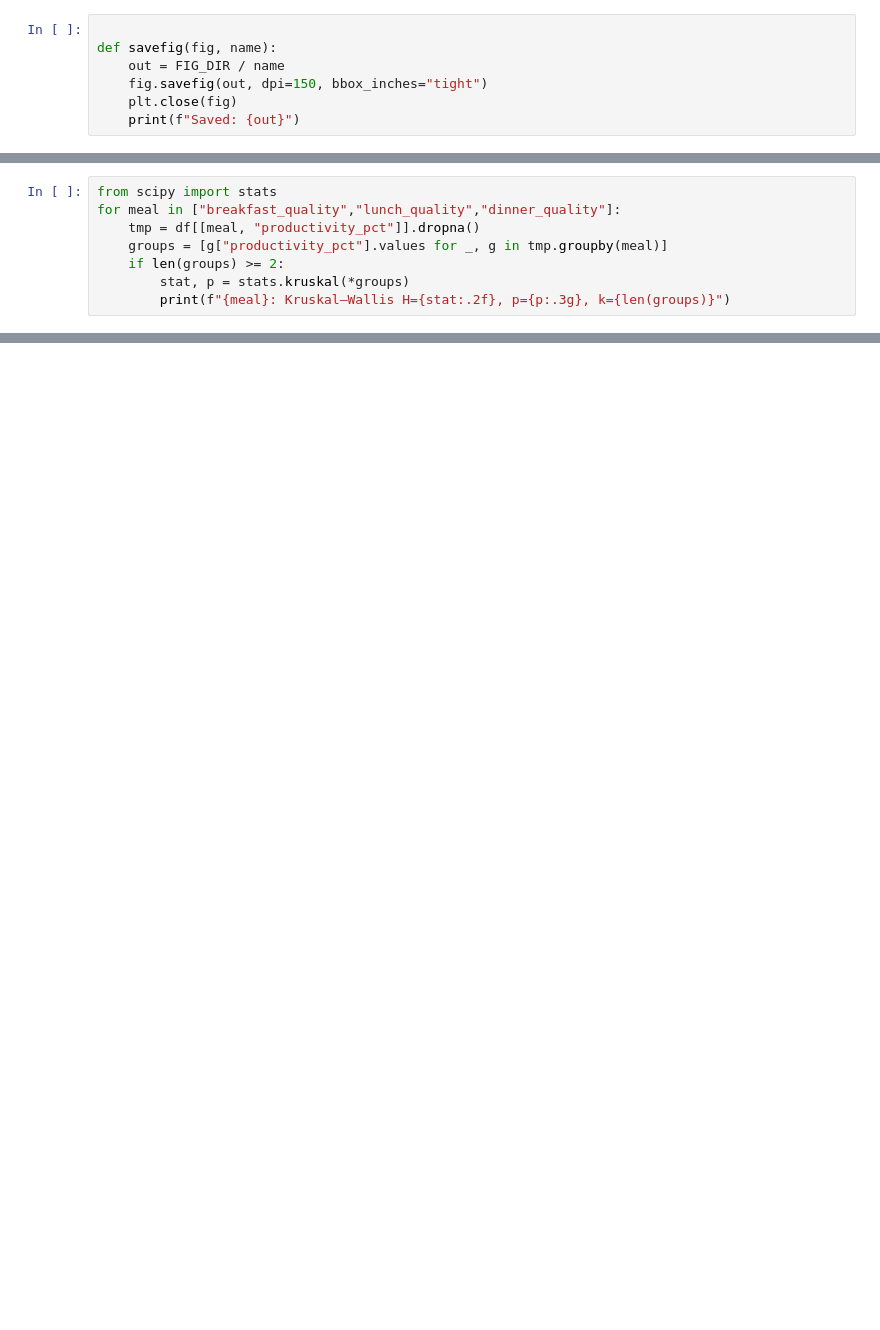
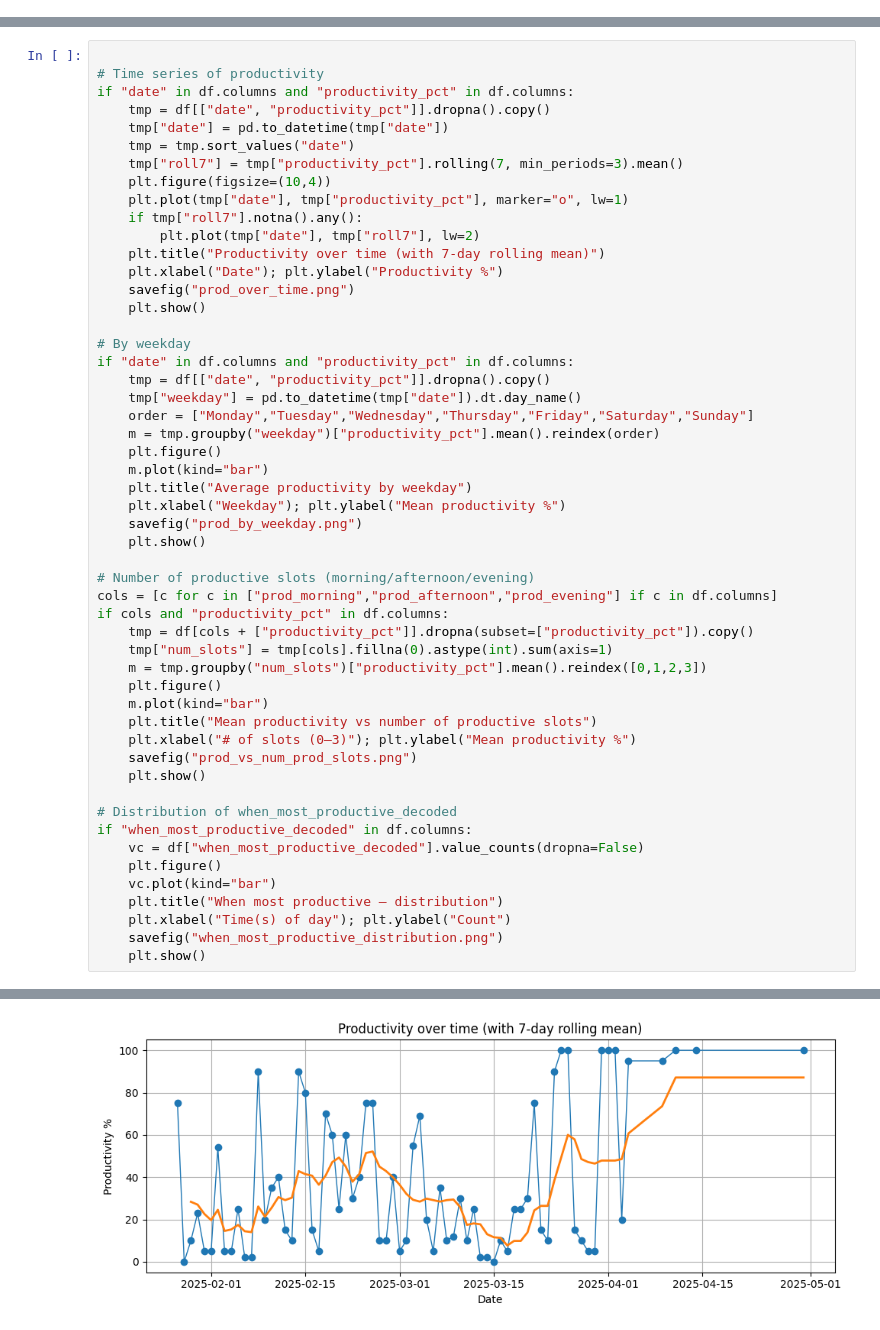
Before and after one commit to deepakdeo/cte-project, a Jupyter notebook: notebooks/01_EDA.ipynb, the cells around one changed output, grey strips where cells are left out. Saved outputs shown, nothing was run; the diff lists cells and outputs as text; blank space fills up the shorter version.

Commit message:
docs(eda): publish curated Phase 1 figures + summary JSON

```diff
--- a/notebooks/01_EDA.ipynb
+++ b/notebooks/01_EDA.ipynb
@@ -191,7 +0,0 @@ Date range: 2025-01-27 00:00:00 → 2025-04-30 00:00:00
-# %%
-
-def savefig(fig, name):
-    out = FIG_DIR / name
-    fig.savefig(out, dpi=150, bbox_inches="tight")
-    plt.close(fig)
-    print(f"Saved: {out}")
@@ -441,8 +0,0 @@ We use Kruskal–Wallis; it’s robust with small sample sizes and non-normal da
-# %%
-from scipy import stats
-for meal in ["breakfast_quality","lunch_quality","dinner_quality"]:
-    tmp = df[[meal, "productivity_pct"]].dropna()
-    groups = [g["productivity_pct"].values for _, g in tmp.groupby(meal)]
-    if len(groups) >= 2:
-        stat, p = stats.kruskal(*groups)
-        print(f"{meal}: Kruskal–Wallis H={stat:.2f}, p={p:.3g}, k={len(groups)}")
@@ -815,0 +131,53 @@ Wrote reports/figures/prod_by_dinner_quality_ci.png
+# %%
+
+# Time series of productivity
+if "date" in df.columns and "productivity_pct" in df.columns:
+    tmp = df[["date", "productivity_pct"]].dropna().copy()
+    tmp["date"] = pd.to_datetime(tmp["date"])
+    tmp = tmp.sort_values("date")
+    tmp["roll7"] = tmp["productivity_pct"].rolling(7, min_periods=3).mean()
+    plt.figure(figsize=(10,4))
+    plt.plot(tmp["date"], tmp["productivity_pct"], marker="o", lw=1)
+    if tmp["roll7"].notna().any():
+        plt.plot(tmp["date"], tmp["roll7"], lw=2)
+    plt.title("Productivity over time (with 7-day rolling mean)")
+    plt.xlabel("Date"); plt.ylabel("Productivity %")
+    savefig("prod_over_time.png")
+    plt.show()
+
+# By weekday
+if "date" in df.columns and "productivity_pct" in df.columns:
+    tmp = df[["date", "productivity_pct"]].dropna().copy()
+    tmp["weekday"] = pd.to_datetime(tmp["date"]).dt.day_name()
+    order = ["Monday","Tuesday","Wednesday","Thursday","Friday","Saturday","Sunday"]
+    m = tmp.groupby("weekday")["productivity_pct"].mean().reindex(order)
+    plt.figure()
+    m.plot(kind="bar")
+    plt.title("Average productivity by weekday")
+    plt.xlabel("Weekday"); plt.ylabel("Mean productivity %")
+    savefig("prod_by_weekday.png")
+    plt.show()
+
+# Number of productive slots (morning/afternoon/evening)
+cols = [c for c in ["prod_morning","prod_afternoon","prod_evening"] if c in df.columns]
+if cols and "productivity_pct" in df.columns:
+    tmp = df[cols + ["productivity_pct"]].dropna(subset=["productivity_pct"]).copy()
+    tmp["num_slots"] = tmp[cols].fillna(0).astype(int).sum(axis=1)
+    m = tmp.groupby("num_slots")["productivity_pct"].mean().reindex([0,1,2,3])
+    plt.figure()
+    m.plot(kind="bar")
+    plt.title("Mean productivity vs number of productive slots")
+    plt.xlabel("# of slots (0–3)"); plt.ylabel("Mean productivity %")
+    savefig("prod_vs_num_prod_slots.png")
+    plt.show()
+
+# Distribution of when_most_productive_decoded
+if "when_most_productive_decoded" in df.columns:
+    vc = df["when_most_productive_decoded"].value_counts(dropna=False)
+    plt.figure()
+    vc.plot(kind="bar")
+    plt.title("When most productive — distribution")
+    plt.xlabel("Time(s) of day"); plt.ylabel("Count")
+    savefig("when_most_productive_distribution.png")
+    plt.show()
+# %% [output]
@@ -815,0 +185 @@ Wrote reports/figures/prod_by_dinner_quality_ci.png
+[figure, added]
```
Also changed, not shown: parts of 53 cells of this notebook, 21 other files.
